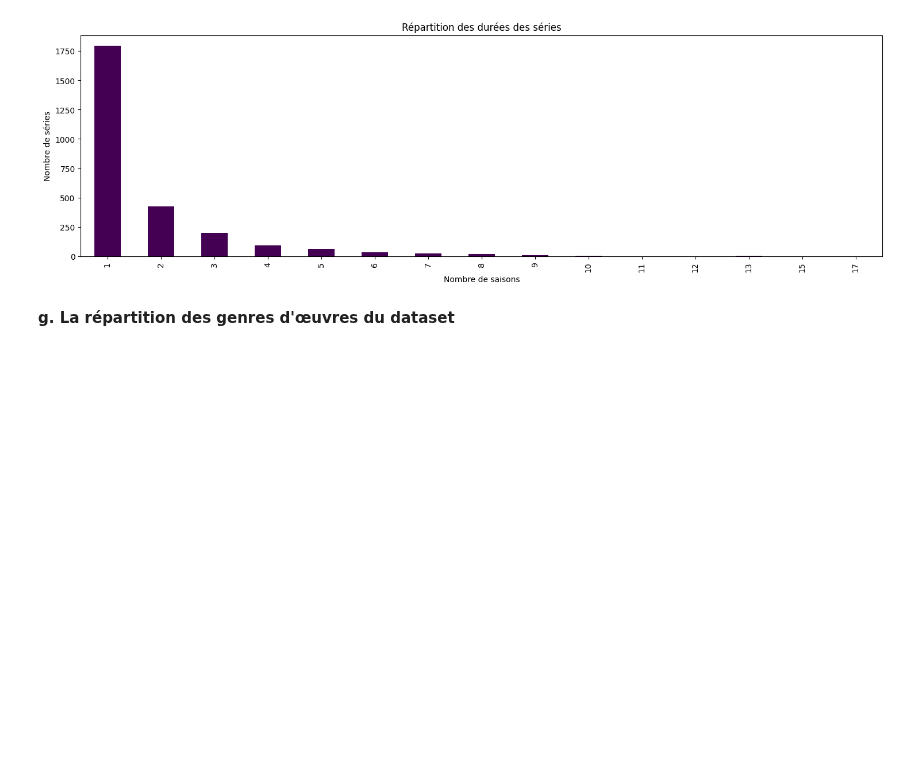
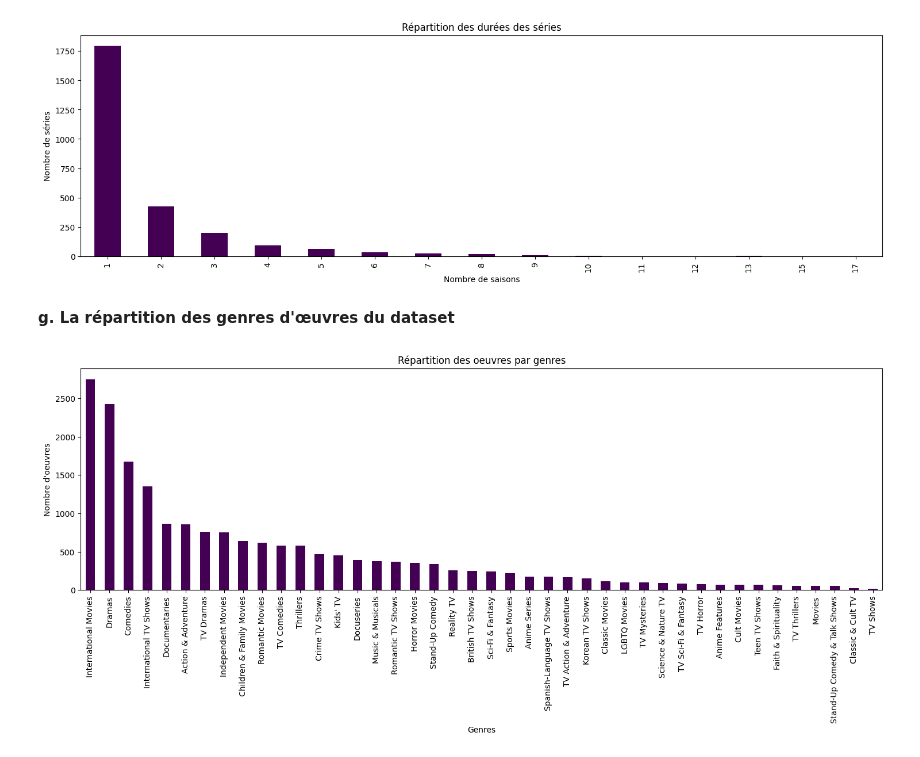
Before and after one commit to ines-lorquet/netflix-insights, a Jupyter notebook: Netflix Data Analysis.ipynb, the cells around one changed output. Saved outputs shown, nothing was run; the diff lists cells and outputs as text; code cells hidden in the pictures; blank space fills up the shorter version.

```diff
--- a/Netflix Data Analysis.ipynb
+++ b/Netflix Data Analysis.ipynb
@@ -780,3 +780,23 @@ plt.show()
 [figure]
 # %% [markdown]
 **g. La répartition des genres d'œuvres du dataset**
+# %%
+# Graphique en barres
+plt.figure(figsize=(18,5))
+
+# Compter le nombre d'occurrences de chaque élément dans la colonne 'listed_in'
+categories = df['listed_in'].explode().value_counts()
+
+# Graphique en barres
+categories.plot(kind='bar', cmap='viridis')
+
+# Titres et de labels
+plt.title('Répartition des oeuvres par genres')
+plt.xlabel('Genres')
+plt.ylabel('Nombre d\'oeuvres')
+
+# Affichage
+plt.grid(False)
+plt.show()
+# %% [output]
+[figure, added]
```
